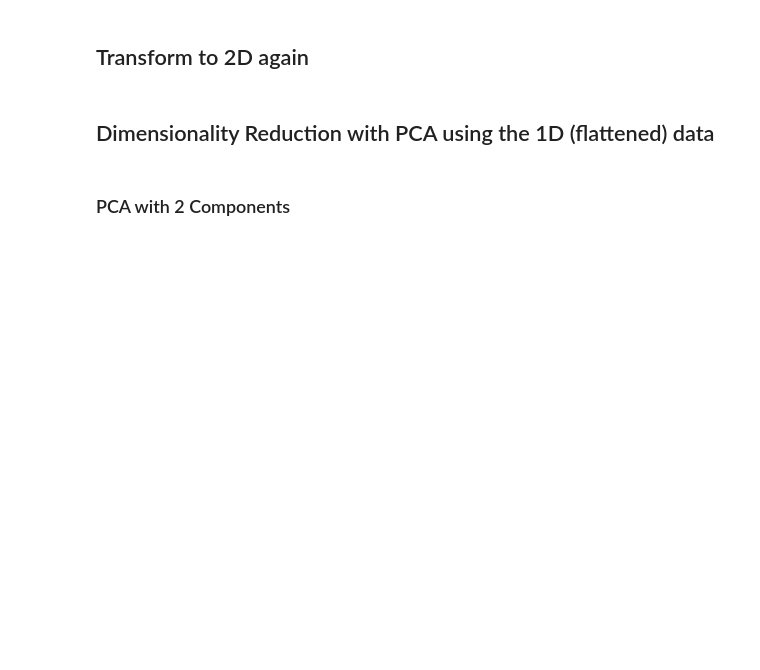
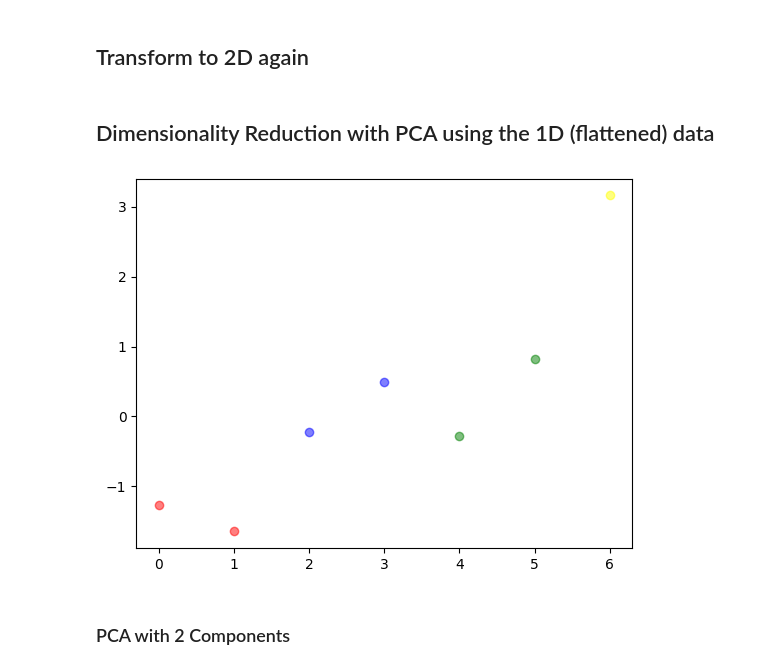
Before and after one commit to Gpanaritis/Handwriting-Sensor-Recognition, a Jupyter notebook: src/aiot_project_2023.ipynb, the cells around one changed output. Drawn from its saved outputs; the diff is of its cells as text; code cells hidden in the pictures; blank space fills up the shorter version.

```diff
--- a/src/aiot_project_2023.ipynb
+++ b/src/aiot_project_2023.ipynb
@@ -157,10 +179,29 @@ new_df = flatten_instances_df(filtered_windows)
 Flatten the X NumPy array that contains the 2D window instances
 # %%
 X = np.array(new_df)
-flattened_X = np.concatenate([x.flatten() for x in X], axis=0).reshape(2, -1)
+
+# # Fill None values with 0
+for i,x in enumerate(X):
+    for j,y in enumerate(x):
+        if y is None:
+            X[i][j] = np.zeros(X[i][j-1].shape)
+            # print(X[i][j].shape)
+
+# print(X[0])
+
+# print(X[0][0].shape)
+# flattened_X = np.concatenate([x.flatten() for x in X], axis=0).reshape(2, -1)
+# Flatten every instance inside X array
+flattened_X = np.array([np.array([x.flatten() for x in row]) for row in X])
+print(flattened_X.shape)
+# flattened_X = np.array([x.flatten() for row in X for x in row if x is not None])
+# flattened_X = np.array([x.flatten() for row in X for x in row if x is not None])
+# print(flattened_X[0].shape)
+# print(X[0][0].flatten().shape)
 # print(X.shape)
 y = np.array(df["label"].tolist()) # type: ignore
 # turn labels into numbers
 y = pd.factorize(y)[0]
-print(flattened_X[0][0].shape)
+print(y.shape)
+# print(flattened_X[0][0].shape)
 # %% [output]
@@ -182,6 +236,29 @@ from sklearn.preprocessing import StandardScaler, MinMaxScaler
 # %%
 # add transformers
 from sklearn.decomposition import PCA
+# %%
+# PCA with 1 component
+pca = PCA(n_components=1)
+
+# Transform data and plot
+fig, ax = plt.subplots()
+transformed_data = []
+for i, x in enumerate(flattened_X):
+    transformed_x = pca.fit_transform(x)
+    transformed_data.append(transformed_x[0])
+
+colors = {0: "red", 1: "blue", 2: "green", 3: "yellow", 4: "orange", 5: "purple", 6: "pink", 7: "brown", 8: "black", 9: "gray"}
+
+for i,x in enumerate(transformed_data):
+    # show in a line
+    ax.scatter(i, x, alpha=0.5, label="PCA", color=colors[y[i]])
+
+# ax.scatter(range(len(transformed_data)), transformed_data, alpha=0.5, label="PCA", color=)
+# ax.set_xlabel("Index")
+# ax.set_ylabel("Transformed Data")
+# plt.show()
+# %% [output]
+[figure, added]
 # %% [markdown]
 ### PCA with 2 Components
 # %%
```
Also changed, not shown: parts of 11 cells of this notebook, 1 other file.
